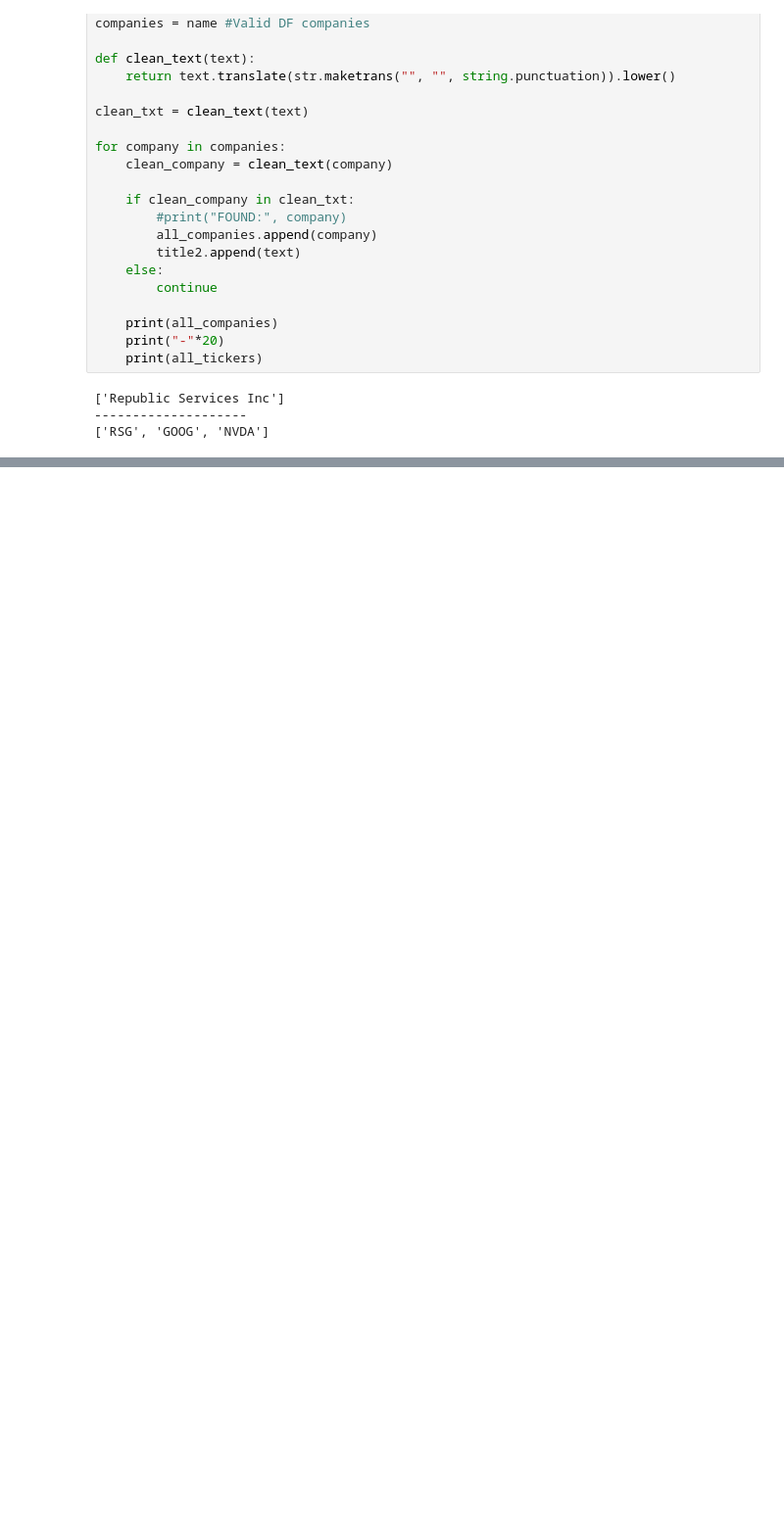
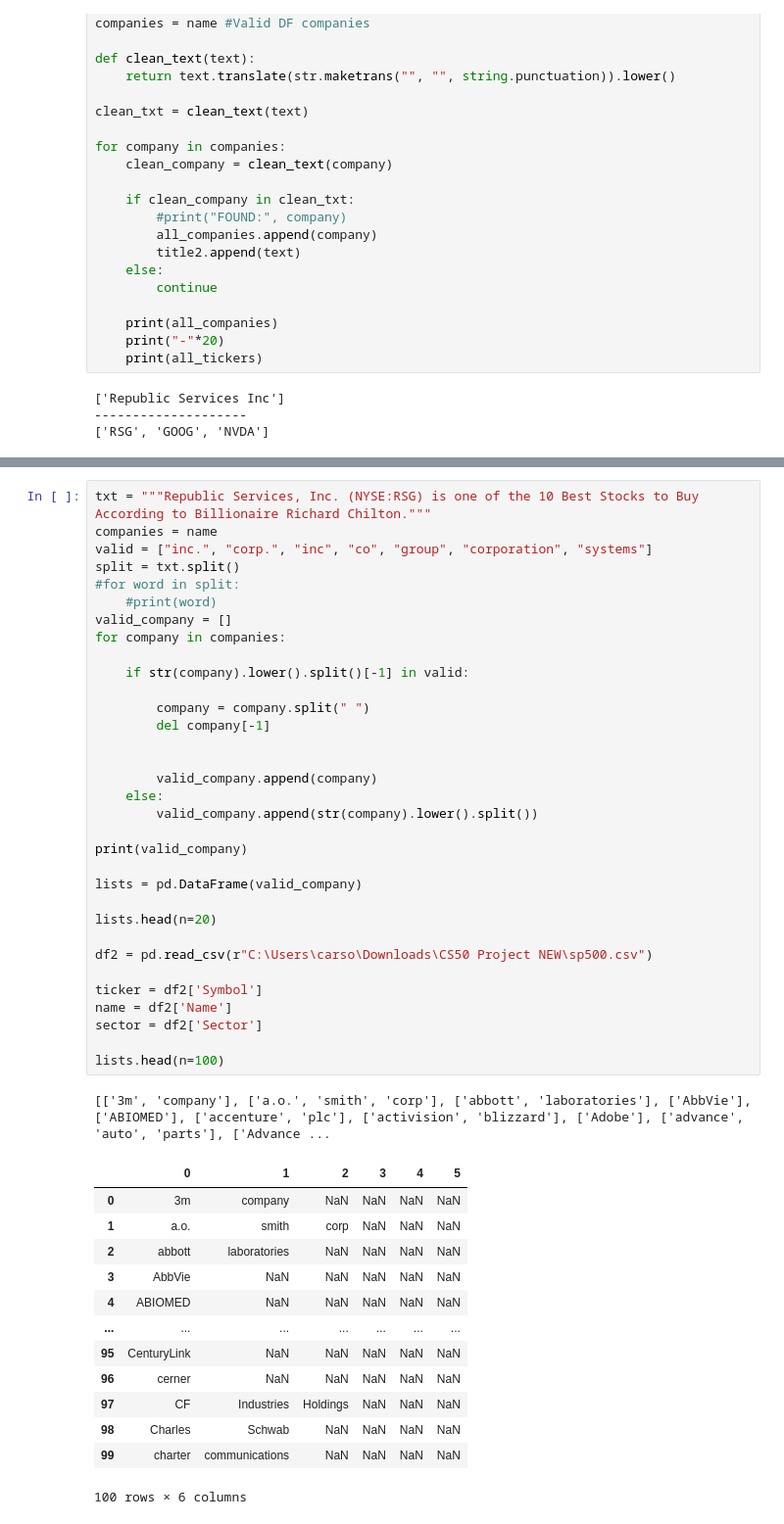
Before and after one commit to wolvey472/News-Sediment-Bot, a Jupyter notebook: ticker.ipynb, the cells around one changed output, grey strips where cells are left out. Shown at 98% size. Saved outputs shown, nothing was run; the diff lists cells and outputs as text; blank space fills up the shorter version.

```diff
--- a/ticker.ipynb
+++ b/ticker.ipynb
@@ -138,0 +143,48 @@ for company in companies:
+# %%
+txt = """Republic Services, Inc. (NYSE:RSG) is one of the 10 Best Stocks to Buy According to Billionaire Richard Chilton."""
+companies = name
+valid = ["inc.", "corp.", "inc", "co", "group", "corporation", "systems"]
+split = txt.split()
+#for word in split:
+    #print(word)
+valid_company = []
+for company in companies:
+
+    if str(company).lower().split()[-1] in valid:
+
+        company = company.split(" ")
+        del company[-1]
+
+
+        valid_company.append(company)
+    else:
+        valid_company.append(str(company).lower().split())
+
+print(valid_company)
+
+lists = pd.DataFrame(valid_company)
+
+lists.head(n=20)
+
+df2 = pd.read_csv(r"C:\Users\carso\Downloads\CS50 Project NEW\sp500.csv")
+
+ticker = df2['Symbol']
+name = df2['Name']
+sector = df2['Sector']
+
+lists.head(n=100)
+# %% [output]
+[['3m', 'company'], ['a.o.', 'smith', 'corp'], ['abbott', 'laboratories'], ['AbbVie'], ['ABIOMED'], ['accenture', 'plc'], ['activision', 'blizzard'], ['Adobe'], ['advance', 'auto', 'parts'], ['Advance ...
+|  | 0 | 1 | 2 | 3 | 4 | 5 |
+| 0 | 3m | company | NaN | NaN | NaN | NaN |
+| 1 | a.o. | smith | corp | NaN | NaN | NaN |
+| 2 | abbott | laboratories | NaN | NaN | NaN | NaN |
+| 3 | AbbVie | NaN | NaN | NaN | NaN | NaN |
+| 4 | ABIOMED | NaN | NaN | NaN | NaN | NaN |
+| ... | ... | ... | ... | ... | ... | ... |
+| 95 | CenturyLink | NaN | NaN | NaN | NaN | NaN |
+| 96 | cerner | NaN | NaN | NaN | NaN | NaN |
+| 97 | CF | Industries | Holdings | NaN | NaN | NaN |
+| 98 | Charles | Schwab | NaN | NaN | NaN | NaN |
+| 99 | charter | communications | NaN | NaN | NaN | NaN |
+100 rows × 6 columns
```
Also changed, not shown: parts of 3 cells of this notebook, 1 other file.
